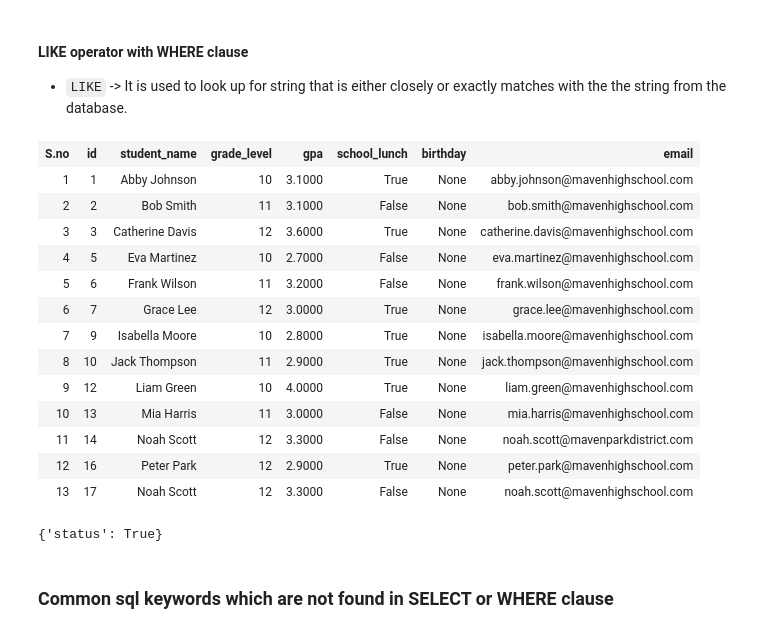
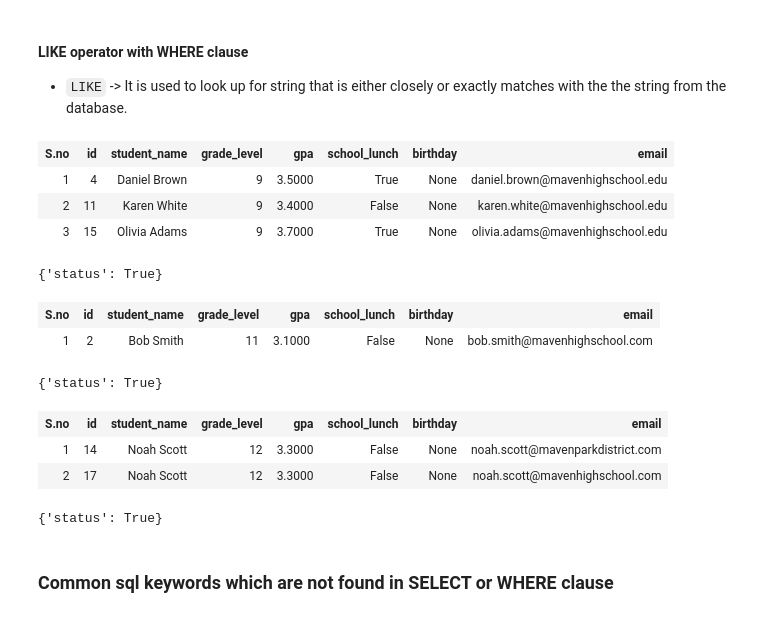
Before and after one commit to aryan68125/credencys-training-pyspark, a Jupyter notebook: python/database_operation/Database_operations_python.ipynb, the cells around one changed output. Drawn from its saved outputs; the diff is of its cells as text; code cells hidden in the pictures.

Commit message:
Added new code in the LIKE section to search for starts with contains etc..

````diff
--- a/python/database_operation/Database_operations_python.ipynb
+++ b/python/database_operation/Database_operations_python.ipynb
@@ -1337,26 +1333,37 @@ exec_sql_query_fun(exec_query)
 - ```LIKE``` -> It is used to look up for string that is either closely or exactly matches with the the string from the database.
 # %%
 select_query_string = """
-SELECT * FROM students WHERE email LIKE '%.com';
+SELECT * FROM students WHERE email LIKE '%.edu';
 """
 exec_query = ExecQueryModel(engine=engine_obj,query=select_query_string)
 exec_sql_query_fun(exec_query)
 # %% [output]
 | S.no | id | student_name | grade_level | gpa | school_lunch | birthday | email |
-| 1 | 1 | Abby Johnson | 10 | 3.1000 | True | None | abby.johnson@mavenhighschool.com |
-| 2 | 2 | Bob Smith | 11 | 3.1000 | False | None | bob.smith@mavenhighschool.com |
-| 3 | 3 | Catherine Davis | 12 | 3.6000 | True | None | catherine.davis@mavenhighschool.com |
-| 4 | 5 | Eva Martinez | 10 | 2.7000 | False | None | eva.martinez@mavenhighschool.com |
-| 5 | 6 | Frank Wilson | 11 | 3.2000 | False | None | frank.wilson@mavenhighschool.com |
-| 6 | 7 | Grace Lee | 12 | 3.0000 | True | None | grace.lee@mavenhighschool.com |
-| 7 | 9 | Isabella Moore | 10 | 2.8000 | True | None | isabella.moore@mavenhighschool.com |
-| 8 | 10 | Jack Thompson | 11 | 2.9000 | True | None | jack.thompson@mavenhighschool.com |
-| 9 | 12 | Liam Green | 10 | 4.0000 | True | None | liam.green@mavenhighschool.com |
-| 10 | 13 | Mia Harris | 11 | 3.0000 | False | None | mia.harris@mavenhighschool.com |
-| 11 | 14 | Noah Scott | 12 | 3.3000 | False | None | noah.scott@mavenparkdistrict.com |
-| 12 | 16 | Peter Park | 12 | 2.9000 | True | None | peter.park@mavenhighschool.com |
-| 13 | 17 | Noah Scott | 12 | 3.3000 | False | None | noah.scott@mavenhighschool.com |
+| 1 | 4 | Daniel Brown | 9 | 3.5000 | True | None | daniel.brown@mavenhighschool.edu |
+| 2 | 11 | Karen White | 9 | 3.4000 | False | None | karen.white@mavenhighschool.edu |
+| 3 | 15 | Olivia Adams | 9 | 3.7000 | True | None | olivia.adams@mavenhighschool.edu |
 {'status': True}
+# %%
+select_query_string = """
+SELECT * FROM students WHERE email LIKE 'bob.%';
+"""
+exec_query = ExecQueryModel(engine=engine_obj,query=select_query_string)
+exec_sql_query_fun(exec_query)
+# %% [output]
+| S.no | id | student_name | grade_level | gpa | school_lunch | birthday | email |
+| 1 | 2 | Bob Smith | 11 | 3.1000 | False | None | bob.smith@mavenhighschool.com |
+{'status': True}
+# %%
+select_query_string = """
+SELECT * FROM students WHERE email LIKE '%noah%';
+"""
+exec_query = ExecQueryModel(engine=engine_obj,query=select_query_string)
+exec_sql_query_fun(exec_query)
+# %% [output]
+| S.no | id | student_name | grade_level | gpa | school_lunch | birthday | email |
+| 1 | 14 | Noah Scott | 12 | 3.3000 | False | None | noah.scott@mavenparkdistrict.com |
+| 2 | 17 | Noah Scott | 12 | 3.3000 | False | None | noah.scott@mavenhighschool.com |
+{'status': True}
 # %% [markdown]
 ### Common sql keywords which are not found in SELECT or WHERE clause
 # %% [markdown]
````
Also changed, not shown: parts of 7 cells of this notebook.
